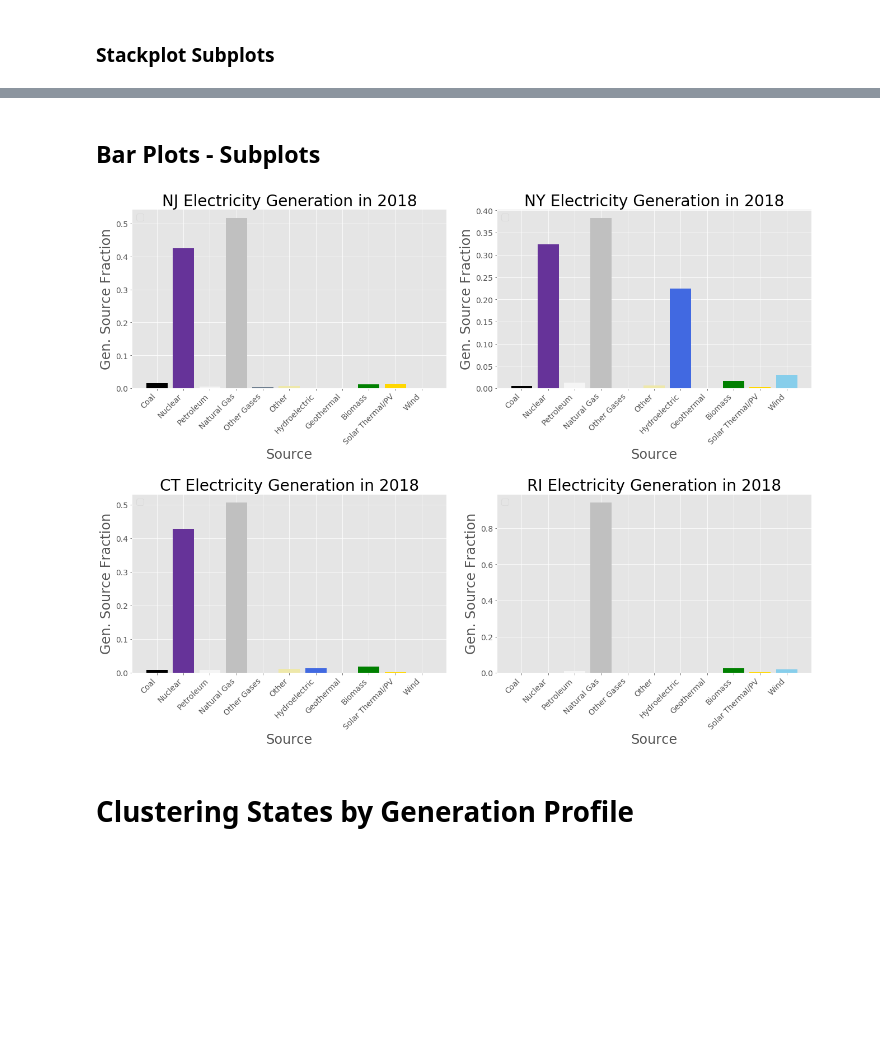
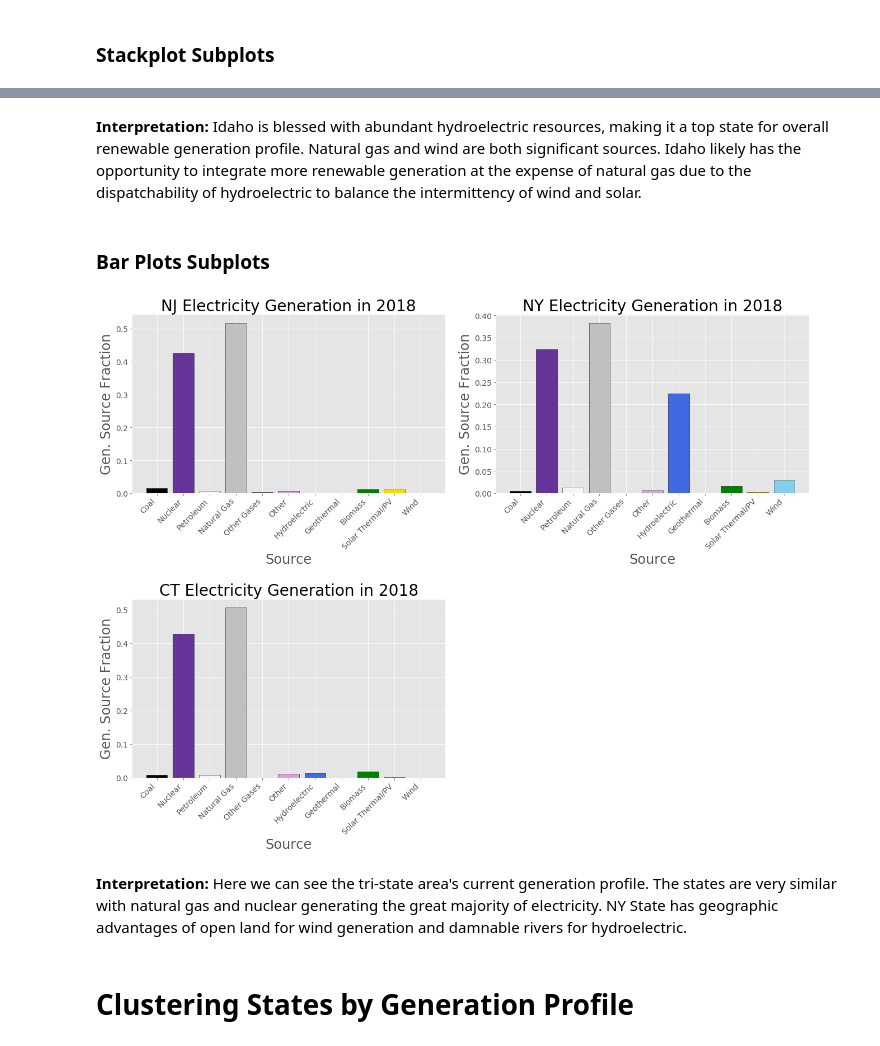
Before and after one commit to asternick/dsi9-capstone, a Jupyter notebook: modeling.ipynb, the cells around one changed output, grey strips where cells are left out. Drawn from its saved outputs; the diff is of its cells as text; code cells hidden in the pictures; blank space fills up the shorter version.

```diff
--- a/modeling.ipynb
+++ b/modeling.ipynb
@@ -175,9 +188,10 @@ gen_cols = ['Coal', 'Nuclear', 'Petroleum', 'Natural Gas',
             'Other Gases', 'Other', 'Hydroelectric', 'Geothermal',
             'Biomass','Solar Thermal/PV', 'Wind']
 
-# Hydro=blue, Geothermal=brown, Biomass=green, Solar=gold, Wind=skyblue
+# Renewables will be color-coded in the most intuive way possible
+# Hydro = blue, Geothermal = brown, Biomass = green, Solar = gold, Wind = skyblue
 gen_colors=['black', 'rebeccapurple', 'whitesmoke',
-            'silver', 'slategray', 'palegoldenrod',
+            'silver', 'slategray', 'plum',
             'royalblue', 'saddlebrown', 'green', 'gold', 'skyblue']
 
 # This column list excludes the 5 renewable sources and includes instead
@@ -187,7 +201,7 @@ ren_cols = ['Coal', 'Nuclear', 'Petroleum', 'Natural Gas',
 
 # If renewables are plotted as a group, they will be green
 ren_colors = ['black', 'rebeccapurple', 'whitesmoke',
-              'silver', 'slategray', 'palegoldenrod', 'green']
+              'silver', 'slategray', 'plum', 'green']
 # %% [markdown]
 # Visualization Functions
 # %% [markdown]
@@ -291,5 +339,7 @@ barplot(dfg, "ID", "gen_cols", 2018, 15, 10)
+# %% [markdown]
+**Interpretation:** Idaho is blessed with abundant hydroelectric resources, making it a top state for overall renewable generation profile. Natural gas and wind are both significant sources. Idaho likely has the opportunity to integrate more renewable generation at the expense of natural gas due to the dispatchability of hydroelectric to balance the intermittency of wind and solar.
 # %% [markdown]
-## Bar Plots - Subplots
+### Bar Plots Subplots
 # %%
 def barplots(dataframe, states, columns, year):
     nrows = int(np.ceil(len(states)/2))
@@ -298,28 +348,33 @@ def barplots(dataframe, states, columns, year):
     ax = ax.ravel()
     for i, state in enumerate(states):
 
+        # we can either display each renewable gen source separately:
         if columns == "gen_cols":
             barheight = dataframe.loc[(dataframe['State'] == state) & (dataframe['Year'] == year)].iloc[:, 2:13].T.squeeze()
-            ax[i].bar(x=gen_cols, height=barheight, color=gen_colors)
+            ax[i].bar(x=gen_cols, height=barheight, color=gen_colors, edgecolor='black')
             ax[i].set_xticklabels(labels=gen_cols, rotation=45, ha='right')
+
+        # or we can use the combined renewables column:
         else:
             barheight = dataframe.loc[(dataframe['State'] == state) & (dataframe['Year'] == year)].iloc[:, np.r_[2:8,13]].T.squeeze()
-            ax[i].bar(x=ren_cols, height=barheight, color=ren_colors)
-            ax[i].set_xticklabels(labels=ren_cols, rotation=45, ha='right')
+            ax[i].bar(x=ren_cols, height=barheight, color=ren_colors, edgecolor='black')
+            ax[i].set_xticklabels(labels=ren_cols, rotation=55, ha='right')
 
-        handles, labels = ax[i].get_legend_handles_labels()
-        ax[i].legend(reversed(handles), reversed(labels), loc='upper left', prop={'size':16})
         ax[i].set_title("{} Electricity Generation in {}".format(state, year), fontsize=28)
         ax[i].set_xlabel("Source", size=24)
         ax[i].set_ylabel("Gen. Source Fraction", size=24)
         ax[i].tick_params(labelsize=14)
         plt.tight_layout(h_pad = 3, w_pad = 2)
-        if len(states) % 2 == 1:       #Turn off odd number of subplots
+
+        #Turn off odd number of subplots
+        if len(states) % 2 == 1:
             ax[-1].axis('off')
 # %%
-barplots(dfg, ['NJ', 'NY', 'CT', 'RI'], "gen_cols", 2018)
+barplots(dfg, ['NJ', 'NY', 'CT'], "gen_cols", 2018)
 # %% [output]
-[figure, old version]
+[figure, new version]
+# %% [markdown]
+**Interpretation:** Here we can see the tri-state area's current generation profile. The states are very similar with natural gas and nuclear generating the great majority of electricity. NY State has geographic advantages of open land for wind generation and damnable rivers for hydroelectric.
 # %% [markdown]
 # Clustering States by Generation Profile
 # %% [markdown]
```
Also changed, not shown: parts of 61 cells of this notebook, 49 other files.
